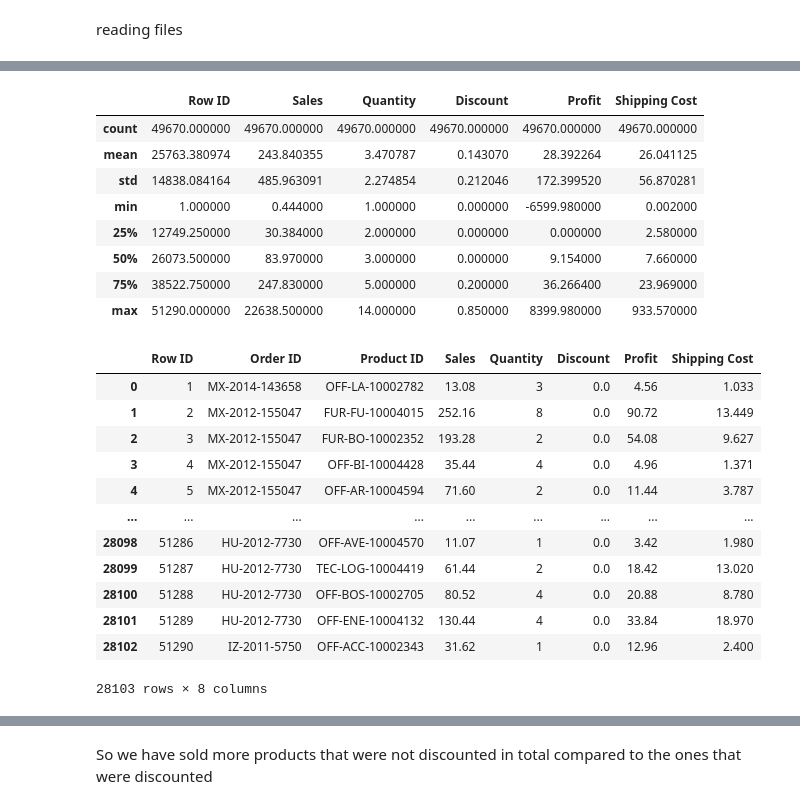
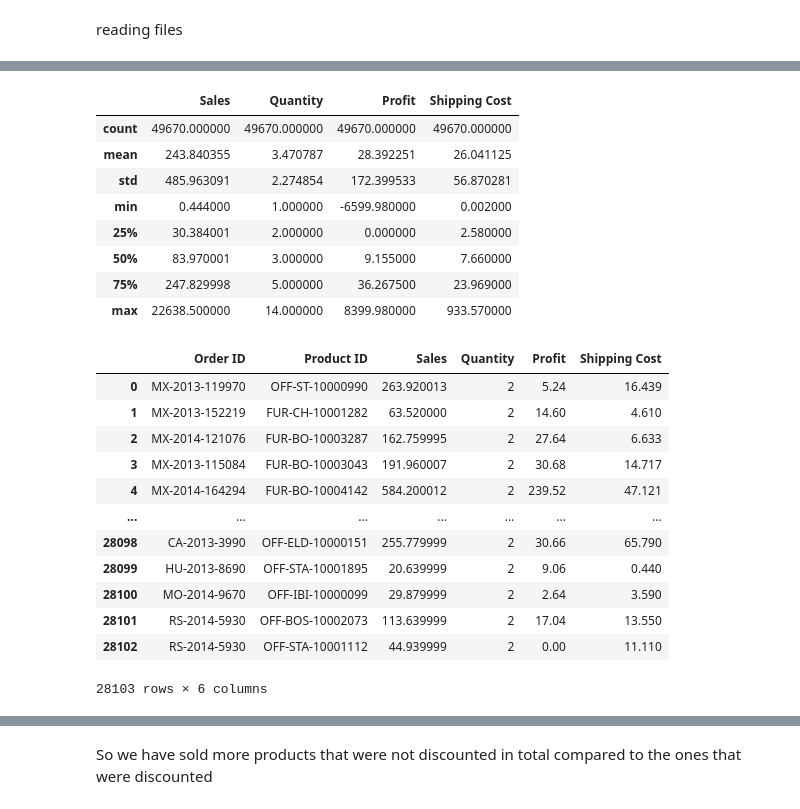
Before and after one commit to soheilAmh/Super_store, a Jupyter notebook: MyAnalysis.ipynb, the cells around one changed output, grey strips where cells are left out. Drawn from its saved outputs; the diff is of its cells as text; code cells hidden in the pictures.

```diff
--- a/MyAnalysis.ipynb
+++ b/MyAnalysis.ipynb
@@ -39,0 +13,4 @@ my_df.head(20)
+# %%
+my_df = pd.read_csv('FACT.csv')
+my_df = my_df[['Order ID','Product ID','Sales','Quantity','Discount_Label','Profit','Shipping Cost']]
+my_df
@@ -40,32 +48,33 @@ my_df.head(20)
 # %%
 my_df.describe()
 # %% [output]
-|  | Row ID | Sales | Quantity | Discount | Profit | Shipping Cost |
-| count | 49670.000000 | 49670.000000 | 49670.000000 | 49670.000000 | 49670.000000 | 49670.000000 |
-| mean | 25763.380974 | 243.840355 | 3.470787 | 0.143070 | 28.392264 | 26.041125 |
-| std | 14838.084164 | 485.963091 | 2.274854 | 0.212046 | 172.399520 | 56.870281 |
-| min | 1.000000 | 0.444000 | 1.000000 | 0.000000 | -6599.980000 | 0.002000 |
-| 25% | 12749.250000 | 30.384000 | 2.000000 | 0.000000 | 0.000000 | 2.580000 |
-| 50% | 26073.500000 | 83.970000 | 3.000000 | 0.000000 | 9.154000 | 7.660000 |
-| 75% | 38522.750000 | 247.830000 | 5.000000 | 0.200000 | 36.266400 | 23.969000 |
-| max | 51290.000000 | 22638.500000 | 14.000000 | 0.850000 | 8399.980000 | 933.570000 |
+|  | Sales | Quantity | Profit | Shipping Cost |
+| count | 49670.000000 | 49670.000000 | 49670.000000 | 49670.000000 |
+| mean | 243.840355 | 3.470787 | 28.392251 | 26.041125 |
+| std | 485.963091 | 2.274854 | 172.399533 | 56.870281 |
+| min | 0.444000 | 1.000000 | -6599.980000 | 0.002000 |
+| 25% | 30.384001 | 2.000000 | 0.000000 | 2.580000 |
+| 50% | 83.970001 | 3.000000 | 9.155000 | 7.660000 |
+| 75% | 247.829998 | 5.000000 | 36.267500 | 23.969000 |
+| max | 22638.500000 | 14.000000 | 8399.980000 | 933.570000 |
 # %%
-UnDiscounted_df = my_df[my_df['Discount'] == 0].reset_index(drop = True)
-Discounted_df = my_df[my_df['Discount'] > 0].reset_index(drop = True)
+UnDiscounted_df = my_df[my_df['Discount_Label'] == 'No Discount'].reset_index(drop = True)
+Discounted_df = my_df[my_df['Discount_Label'] == 'Discount'].reset_index(drop = True)
 # %%
+UnDiscounted_df = UnDiscounted_df.drop('Discount_Label', axis=1)
 UnDiscounted_df
 # %% [output]
-|  | Row ID | Order ID | Product ID | Sales | Quantity | Discount | Profit | Shipping Cost |
-| 0 | 1 | MX-2014-143658 | OFF-LA-10002782 | 13.08 | 3 | 0.0 | 4.56 | 1.033 |
-| 1 | 2 | MX-2012-155047 | FUR-FU-10004015 | 252.16 | 8 | 0.0 | 90.72 | 13.449 |
-| 2 | 3 | MX-2012-155047 | FUR-BO-10002352 | 193.28 | 2 | 0.0 | 54.08 | 9.627 |
-| 3 | 4 | MX-2012-155047 | OFF-BI-10004428 | 35.44 | 4 | 0.0 | 4.96 | 1.371 |
-| 4 | 5 | MX-2012-155047 | OFF-AR-10004594 | 71.60 | 2 | 0.0 | 11.44 | 3.787 |
-| ... | ... | ... | ... | ... | ... | ... | ... | ... |
-| 28098 | 51286 | HU-2012-7730 | OFF-AVE-10004570 | 11.07 | 1 | 0.0 | 3.42 | 1.980 |
-| 28099 | 51287 | HU-2012-7730 | TEC-LOG-10004419 | 61.44 | 2 | 0.0 | 18.42 | 13.020 |
-| 28100 | 51288 | HU-2012-7730 | OFF-BOS-10002705 | 80.52 | 4 | 0.0 | 20.88 | 8.780 |
-| 28101 | 51289 | HU-2012-7730 | OFF-ENE-10004132 | 130.44 | 4 | 0.0 | 33.84 | 18.970 |
-| 28102 | 51290 | IZ-2011-5750 | OFF-ACC-10002343 | 31.62 | 1 | 0.0 | 12.96 | 2.400 |
+|  | Order ID | Product ID | Sales | Quantity | Profit | Shipping Cost |
+| 0 | MX-2013-119970 | OFF-ST-10000990 | 263.920013 | 2 | 5.24 | 16.439 |
+| 1 | MX-2013-152219 | FUR-CH-10001282 | 63.520000 | 2 | 14.60 | 4.610 |
+| 2 | MX-2014-121076 | FUR-BO-10003287 | 162.759995 | 2 | 27.64 | 6.633 |
+| 3 | MX-2013-115084 | FUR-BO-10003043 | 191.960007 | 2 | 30.68 | 14.717 |
+| 4 | MX-2014-164294 | FUR-BO-10004142 | 584.200012 | 2 | 239.52 | 47.121 |
+| ... | ... | ... | ... | ... | ... | ... |
+| 28098 | CA-2013-3990 | OFF-ELD-10000151 | 255.779999 | 2 | 30.66 | 65.790 |
+| 28099 | HU-2013-8690 | OFF-STA-10001895 | 20.639999 | 2 | 9.06 | 0.440 |
+| 28100 | MO-2014-9670 | OFF-IBI-10000099 | 29.879999 | 2 | 2.64 | 3.590 |
+| 28101 | RS-2014-5930 | OFF-BOS-10002073 | 113.639999 | 2 | 17.04 | 13.550 |
+| 28102 | RS-2014-5930 | OFF-STA-10001112 | 44.939999 | 2 | 0.00 | 11.110 |
-28103 rows × 8 columns
+28103 rows × 6 columns
 # %%
```
Also changed, not shown: parts of 25 cells of this notebook, 1 other file.
